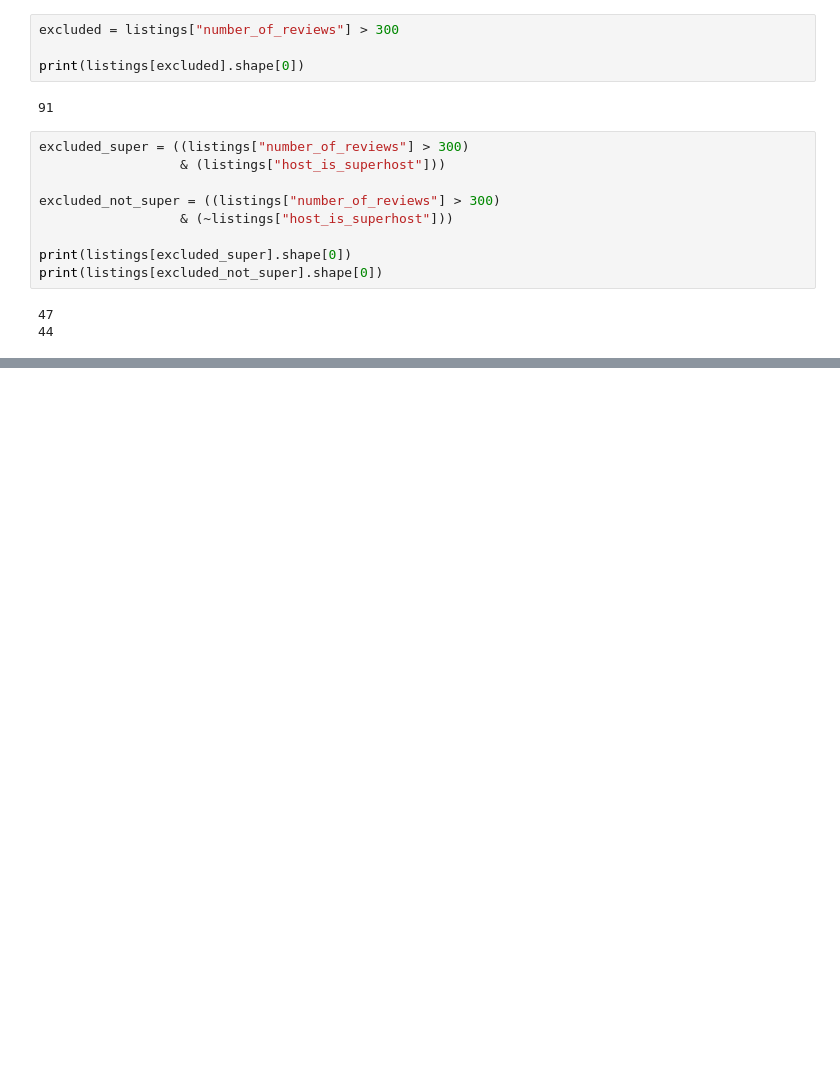
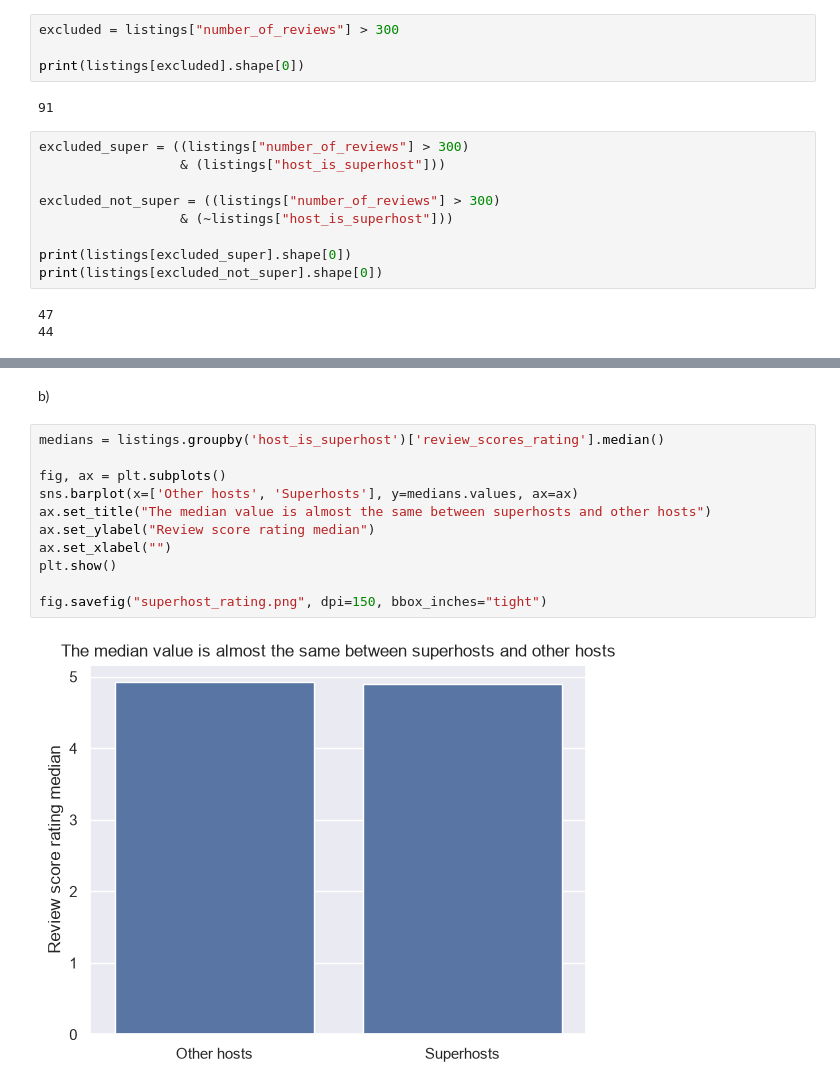
Before and after one commit to ChrisLofgreen/LABS_26-27, a Jupyter notebook: Data analysis/lab7.ipynb, the cells around one changed output, grey strips where cells are left out. Drawn from its saved outputs; the diff is of its cells as text; blank space fills up the shorter version.

```diff
--- a/Data analysis/lab7.ipynb
+++ b/Data analysis/lab7.ipynb
@@ -111,0 +132,15 @@ plt.show()
+# %% [markdown]
+b)
+# %%
+medians = listings.groupby('host_is_superhost')['review_scores_rating'].median()
+
+fig, ax = plt.subplots()
+sns.barplot(x=['Other hosts', 'Superhosts'], y=medians.values, ax=ax)
+ax.set_title("The median value is almost the same between superhosts and other hosts")
+ax.set_ylabel("Review score rating median")
+ax.set_xlabel("")
+plt.show()
+
+fig.savefig("superhost_rating.png", dpi=150, bbox_inches="tight")
+# %% [output]
+[figure, added]
```
Also changed, not shown: parts of 7 cells of this notebook.
